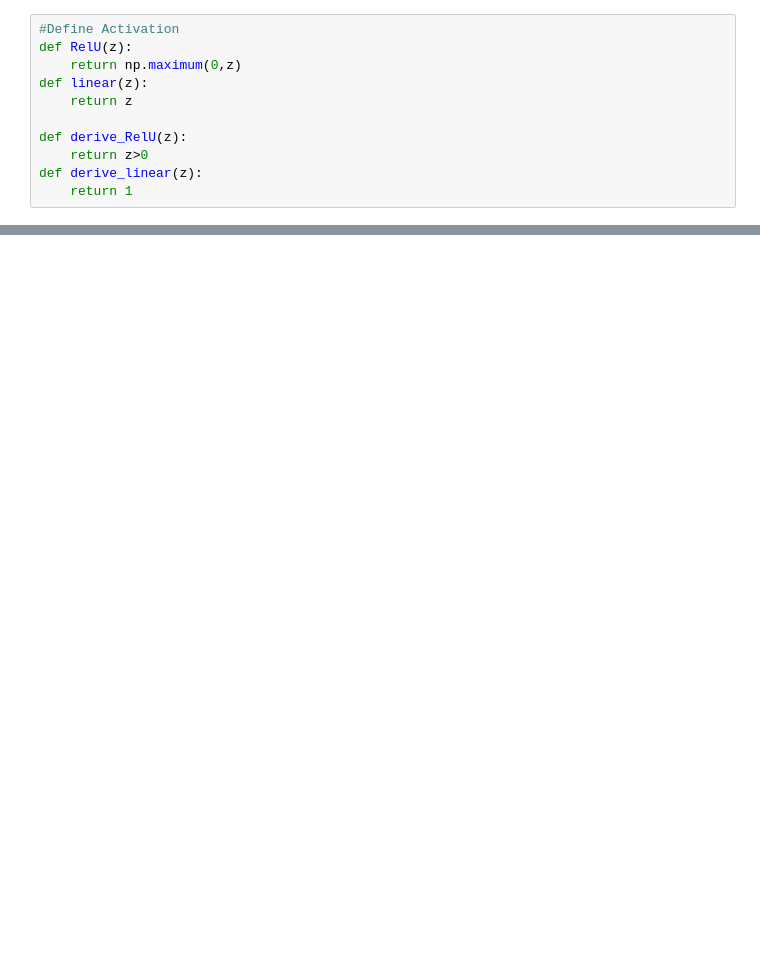
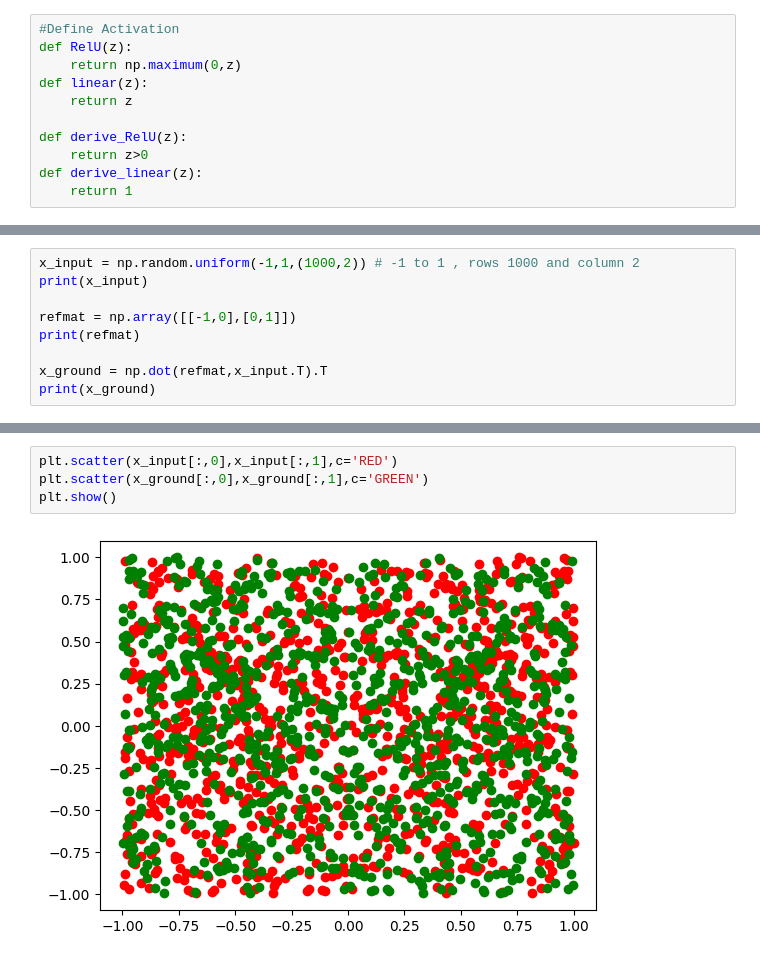
Before and after one commit to Vinaypaliwal123/Reflection_using_ANN, a Jupyter notebook: main.ipynb, the cells around one changed output, grey strips where cells are left out. Drawn from its saved outputs; the diff is of its cells as text; blank space fills up the shorter version.

```diff
--- a/main.ipynb
+++ b/main.ipynb
@@ -48,0 +85,9 @@ def update_params(w1,b1,w2,b2,dw1,db1,dw2,db2,alpha):
+# %%
+x_input = np.random.uniform(-1,1,(1000,2)) # -1 to 1 , rows 1000 and column 2
+print(x_input)
+
+refmat = np.array([[-1,0],[0,1]])
+print(refmat)
+
+x_ground = np.dot(refmat,x_input.T).T
+print(x_ground)
@@ -48,0 +111,6 @@ def update_params(w1,b1,w2,b2,dw1,db1,dw2,db2,alpha):
+# %%
+plt.scatter(x_input[:,0],x_input[:,1],c='RED')
+plt.scatter(x_ground[:,0],x_ground[:,1],c='GREEN')
+plt.show()
+# %% [output]
+[figure, added]
```
Also changed, not shown: parts of 13 cells of this notebook, 1 other file.
